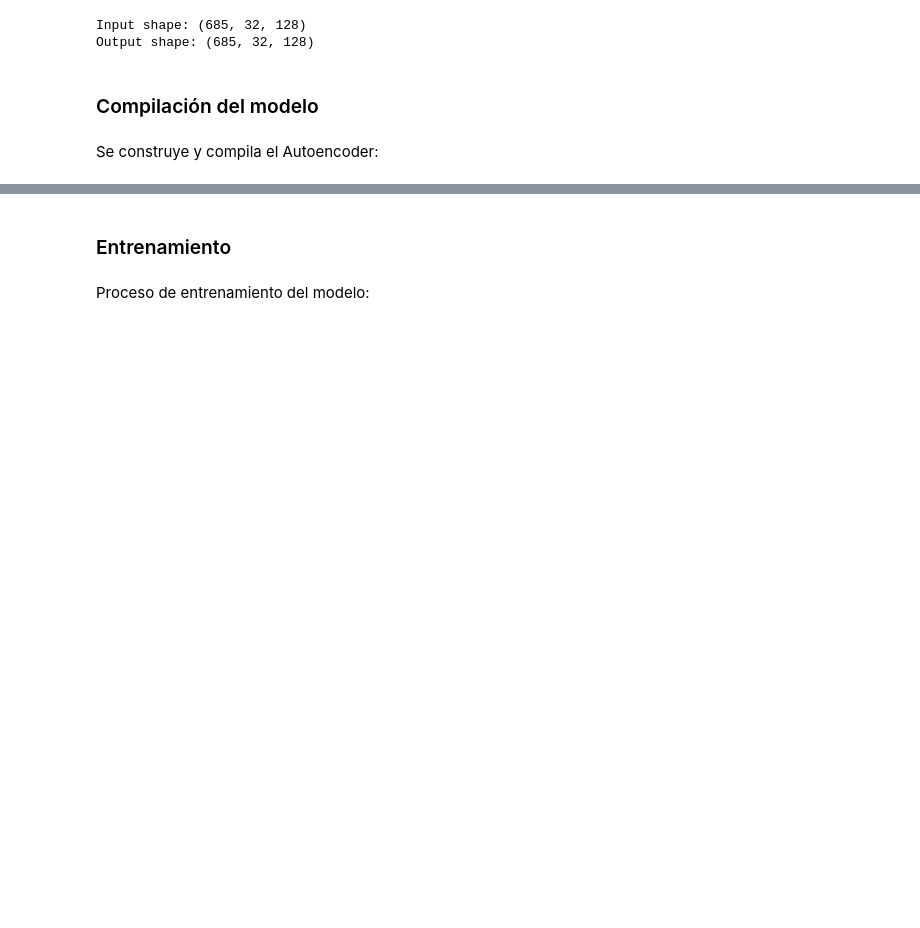
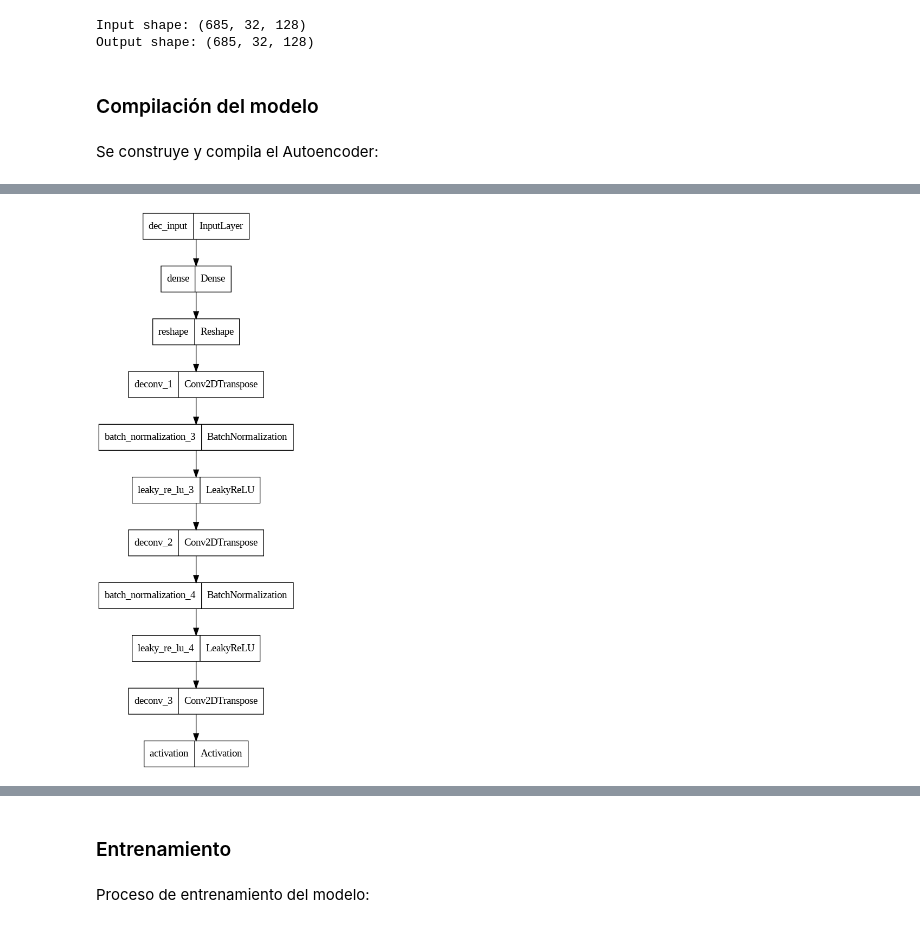
Before and after one commit to STarrio/generative-music, a Jupyter notebook: CNNMusicGeneration.ipynb, the cells around one changed output, grey strips where cells are left out. Cells and saved outputs as stored; diff of their text form; code cells hidden in the pictures; blank space fills up the shorter version.

```diff
--- a/CNNMusicGeneration.ipynb
+++ b/CNNMusicGeneration.ipynb
@@ -402,0 +410,4 @@ _________________________________________________________________
+# %%
+cnn.plot_model_graph(component='decoder')
+# %% [output]
+[figure, added]
```
Also changed, not shown: parts of 5 cells of this notebook.
